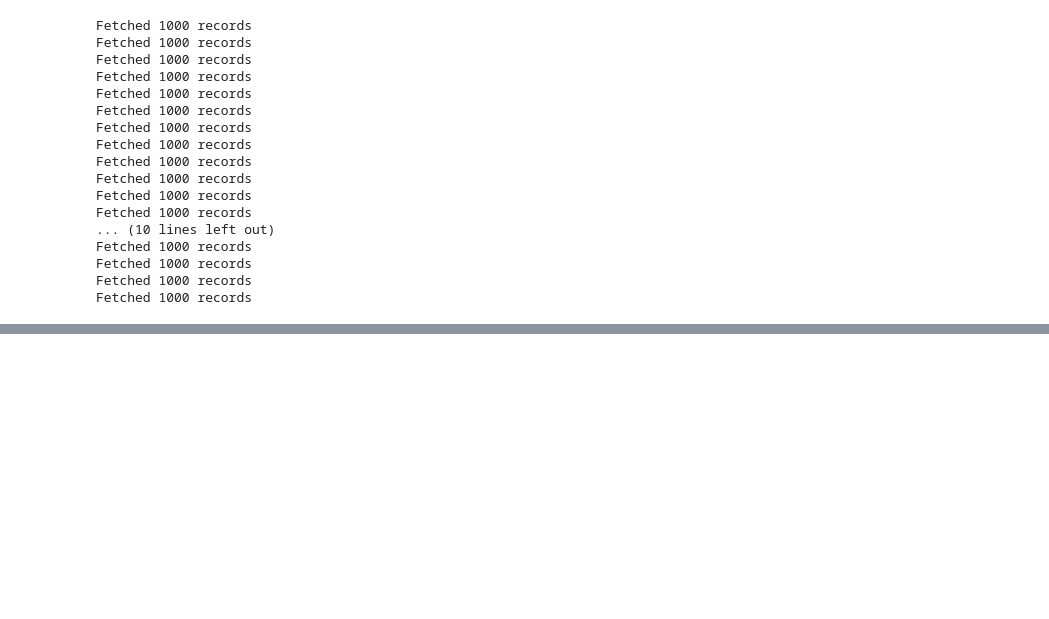
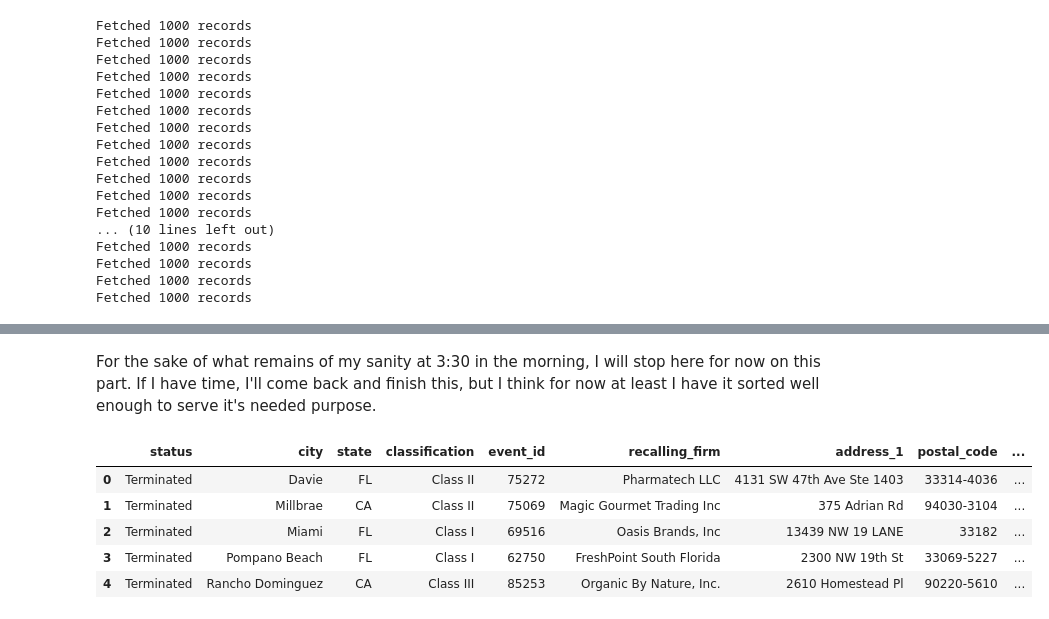
Before and after one commit to NoxRainTempest/Outbreaks_and_Recalls, a Jupyter notebook: notebooks/outbreak_recall.ipynb, the cells around one changed output, grey strips where cells are left out. Cells and saved outputs as stored; diff of their text form; code cells hidden in the pictures; blank space fills up the shorter version.

```diff
--- a/notebooks/outbreak_recall.ipynb
+++ b/notebooks/outbreak_recall.ipynb
@@ -333,0 +406,38 @@ recall_df
+# %%
+recall_df.loc[recall_df['reason_for_recall'].str.contains('allergen', case=False), 'reason_for_recall'] = 'Allergen'
+recall_df.loc[recall_df['reason_for_recall'].str.contains('Listeria', case=False), 'reason_for_recall'] = 'Listeria'
+recall_df.loc[recall_df['reason_for_recall'].str.contains('Salmonella', case=False), 'reason_for_recall'] = 'Salmonella'
+recall_df.loc[recall_df['reason_for_recall'].str.contains('declare', case=False), 'reason_for_recall'] = 'Undeclared Ingredient'
+recall_df.loc[recall_df['reason_for_recall'].str.contains('metal', case=False), 'reason_for_recall'] = 'Metal'
+recall_df.loc[recall_df['reason_for_recall'].str.contains('spoiled', case=False), 'reason_for_recall'] = 'Spoiled'
+recall_df.loc[recall_df['reason_for_recall'].str.contains('Cyclospora', case=False), 'reason_for_recall'] = 'Cyclospora'
+recall_df.loc[recall_df['reason_for_recall'].str.contains('label', case=False), 'reason_for_recall'] = 'Mislabel'
+recall_df.loc[recall_df['reason_for_recall'].str.contains('Misbranding', case=False), 'reason_for_recall'] = 'Mislabel'
+recall_df.loc[recall_df['reason_for_recall'].str.contains('not listed correctly', case=False), 'reason_for_recall'] = 'Mislabel'
+recall_df.loc[recall_df['reason_for_recall'].str.contains('arsenic', case=False), 'reason_for_recall'] = 'Arsenic'
+recall_df.loc[recall_df['reason_for_recall'].str.contains('pesticide', case=False), 'reason_for_recall'] = 'Pesticide Contamination'
+recall_df.loc[recall_df['reason_for_recall'].str.contains('foreign object', case=False), 'reason_for_recall'] = 'Foreign Object'
+recall_df.loc[recall_df['reason_for_recall'].str.contains('Norovirus', case=False), 'reason_for_recall'] = 'Norovirus'
+recall_df.loc[recall_df['reason_for_recall'].str.contains('incorrect ingredient', case=False), 'reason_for_recall'] = 'Incorrect Ingredients'
+recall_df.loc[recall_df['reason_for_recall'].str.contains('incorrect ingredients', case=False), 'reason_for_recall'] = 'Incorrect Ingredients'
+recall_df.loc[recall_df['reason_for_recall'].str.contains('incorrectly identifies', case=False), 'reason_for_recall'] = 'Incorrect Ingredients'
+recall_df.loc[recall_df['reason_for_recall'].str.contains('Pseudomonas fluorescens', case=False), 'reason_for_recall'] = 'Pseudomonas fluorescens'
+recall_df.loc[recall_df['reason_for_recall'].str.contains('lead', case=False), 'reason_for_recall'] = 'Lead'
+recall_df.loc[recall_df['reason_for_recall'].str.contains('ingredient statement', case=False), 'reason_for_recall'] = 'Incorrect Ingredient Statement'
+recall_df.loc[recall_df['reason_for_recall'].str.contains('E. coli', case=False), 'reason_for_recall'] = 'E. coli'
+recall_df.loc[recall_df['reason_for_recall'].str.contains('packaged', case=False), 'reason_for_recall'] = 'Mispackaged'
+recall_df.loc[recall_df['reason_for_recall'].str.contains('contains statement', case=False), 'reason_for_recall'] = 'Incorrect Contains Statement'
+recall_df.loc[recall_df['reason_for_recall'].str.contains('prior recall', case=False), 'reason_for_recall'] = 'Prior Recall'
+recall_df.loc[recall_df['reason_for_recall'].str.contains('foreign material', case=False), 'reason_for_recall'] = 'Foreign Material'
+recall_df.loc[recall_df['reason_for_recall'].str.contains('potential', case=False), 'reason_for_recall'] = 'Potential Contamination'
+recall_df.loc[recall_df['reason_for_recall'].str.contains('contamination', case=False), 'reason_for_recall'] = 'Potential Contamination'
+recall_df.loc[recall_df['reason_for_recall'].str.contains('contaminated', case=False), 'reason_for_recall'] = 'Potential Contamination'
+recall_df.loc[recall_df['reason_for_recall'].str.contains('may contain', case=False), 'reason_for_recall'] = 'Potential Contamination'
+recall_df.loc[recall_df['reason_for_recall'].str.contains('may have', case=False), 'reason_for_recall'] = 'Potential Contamination'
+recall_df.loc[recall_df['reason_for_recall'].str.contains('Missing processing records/production logs', case=False), 'reason_for_recall'] = 'Missing Logs'
+recall_df.loc[recall_df['reason_for_recall'].str.contains('plastic', case=False), 'reason_for_recall'] = 'Foreign Material'
+recall_df.loc[recall_df['reason_for_recall'].str.contains('glass', case=False), 'reason_for_recall'] = 'Foreign Material'
+recall_df.loc[recall_df['reason_for_recall'].str.contains('coliform', case=False), 'reason_for_recall'] = 'Coliforms'
+recall_df.loc[recall_df['reason_for_recall'].str.contains('aflatoxin', case=False), 'reason_for_recall'] = 'Aflatoxin'
+recall_df['reason_for_recall'].value_counts()
+#before you ask, yes this is slowly driving me insane
@@ -333,0 +458,11 @@ recall_df
+# %% [markdown]
+For the sake of what remains of my sanity at 3:30 in the morning, I will stop here for now on this part. If I have time, I'll come back and finish this, but I think for now at least I have it sorted well enough to serve it's needed purpose.
+# %%
+recall_df.head()
+# %% [output]
+|  | status | city | state | classification | event_id | recalling_firm | address_1 | postal_code | ... |
+| 0 | Terminated | Davie | FL | Class II | 75272 | Pharmatech LLC | 4131 SW 47th Ave Ste 1403 | 33314-4036 | ... |
+| 1 | Terminated | Millbrae | CA | Class II | 75069 | Magic Gourmet Trading Inc | 375 Adrian Rd | 94030-3104 | ... |
+| 2 | Terminated | Miami | FL | Class I | 69516 | Oasis Brands, Inc | 13439 NW 19 LANE | 33182 | ... |
+| 3 | Terminated | Pompano Beach | FL | Class I | 62750 | FreshPoint South Florida | 2300 NW 19th St | 33069-5227 | ... |
+| 4 | Terminated | Rancho Dominguez | CA | Class III | 85253 | Organic By Nature, Inc. | 2610 Homestead Pl | 90220-5610 | ... |
```
Also changed, not shown: parts of 21 cells of this notebook, 2 other files.
